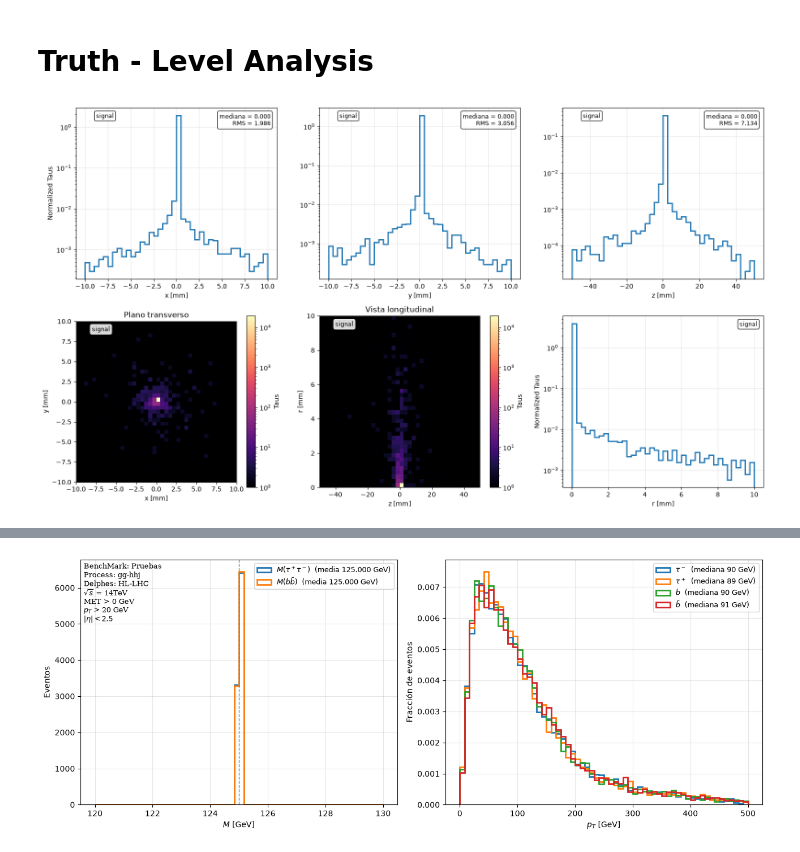
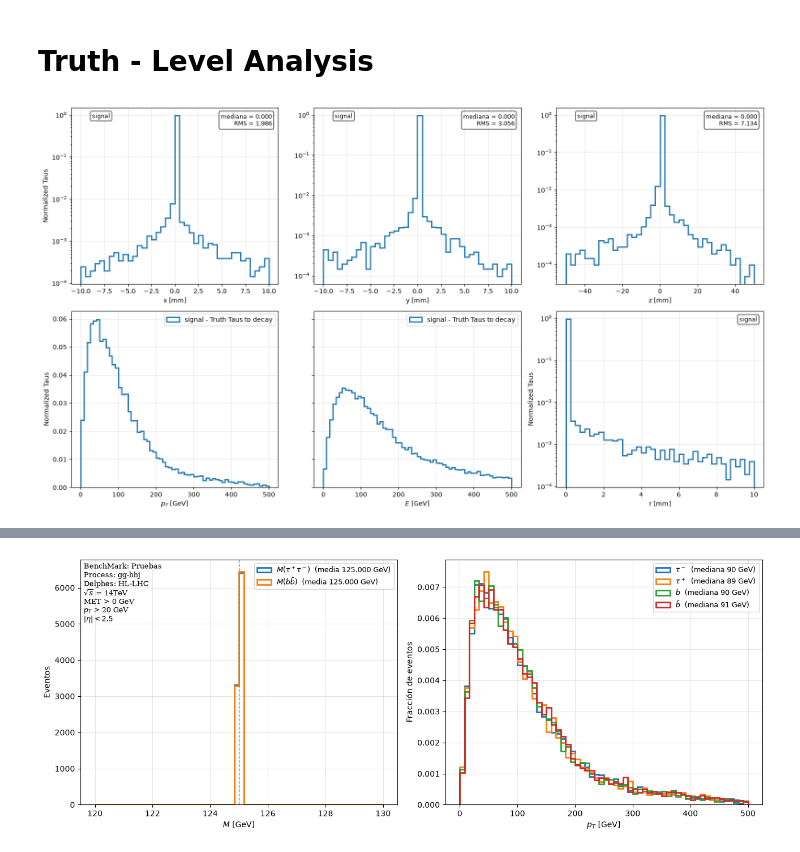
Before and after one commit to Genarobarco/diHiggs-Project, a Jupyter notebook: RecAnalysis/Rec_Onlyfile.ipynb, the cells around one changed output, grey strips where cells are left out. Drawn from its saved outputs; the diff is of its cells as text; code cells hidden in the pictures.

```diff
--- a/RecAnalysis/Rec_Onlyfile.ipynb
+++ b/RecAnalysis/Rec_Onlyfile.ipynb
@@ -317,74 +317,81 @@ jets, tracks, gen = build_objects(all_data, MET_LowerBond, Pre_PT_jet, Pre_eta_j
 # Selecciono los taus finales que decaen:
 
 taus_gen = {key: gen[key][(abs(gen[key].pid) == 15) & (gen[key].status == 2)] for key in gen}
+TwoTaus_gen = {key: taus_gen[key][(ak.num(taus_gen[key], axis=1) >= 2)] for key in taus_gen}
 
-TwoTaus_gen = {key: taus_gen[key][(ak.num(taus_gen[key], axis=1) >= 2)] for key in taus_gen}
+PT_taus_to_decay = {key: ak.to_numpy(ak.flatten(taus.pt)) for key, taus in TwoTaus_gen.items()}
+E_taus_to_decay = {key: ak.to_numpy(ak.flatten(taus.E)) for key, taus in TwoTaus_gen.items()}
+
+n_taus_per_event = {key: ak.num(TwoTaus_gen[key], axis=1) for key in TwoTaus_gen}
+n_total = {key: ak.sum(n_taus_per_event[key]) for key in n_taus_per_event}
 
 # Plot con los parámetros de los vertices a truth-level
 for key, taus in TwoTaus_gen.items():
 
+    N_total = n_total[key]
+
     X = ak.to_numpy(ak.flatten(taus.vx))
     Y = ak.to_numpy(ak.flatten(taus.vy))
     Z = ak.to_numpy(ak.flatten(taus.vz))
+
     R = np.sqrt(X**2 + Y**2)
+
+    wx = np.full(len(X), 1.0 / N_total)
+    wy = np.full(len(Y), 1.0 / N_total)
+    wz = np.full(len(Z), 1.0 / N_total)
+    wR = np.full(len(R), 1.0 / N_total)
+    wPT = np.full(len(PT_taus_to_decay[key]), 1.0 / N_total)
+    wE = np.full(len(E_taus_to_decay[key]), 1.0 / N_total)
 
     fig = plt.figure(figsize=(16, 9))
 
     # --- fila 1: las tres coordenadas ---
-    for i, (datos, lab, rango) in enumerate([(X, "x", (-10, 10)),
-                                            (Y, "y", (-10, 10)),
-                                            (Z, "z", (-50, 50))]):
+    for i, (datos, lab, rango, w) in enumerate([(X, "x", (-10, 10), wx),
+                                            (Y, "y", (-10, 10), wy),
+                                            (Z, "z", (-50, 50), wz)]):
         ax = fig.add_subplot(2, 3, i + 1)
-        ax.hist(datos, bins=40, range=rango, histtype="step", linewidth=2, density=True)
+        ax.hist(datos, bins=40, range=rango, histtype="step", linewidth=2, weights=w)
         ax.set_yscale("log")
         ax.set_xlabel(f"{lab} [mm]")
         ax.grid(alpha=0.3)
         ax.text(0.97, 0.97, f"mediana = {np.median(datos):.3f}\n"
                             f"RMS = {datos.std():.3f}",
                 transform=ax.transAxes, ha="right", va="top", fontsize=9,
                 bbox=dict(boxstyle="round", facecolor="white", alpha=0.85))
         ax.text(0.1, 0.97, f"{key}",
                         transform=ax.transAxes, ha="left", va="top", fontsize=9,
                         bbox=dict(boxstyle="round", facecolor="white", alpha=0.85))
     fig.axes[0].set_ylabel("Normalized Taus")
 
-    # --- plano transverso x-y ---
-    ax = fig.add_subplot(2, 3, 4)
-    h = ax.hist2d(X, Y, bins=40, range=[[-10, 10], [-10, 10]],
-                cmap="magma", norm=LogNorm(), cmin=1)
-    ax.text(0.1, 0.97, f"{key}",
-                            transform=ax.transAxes, ha="left", va="top", fontsize=9,
-                            bbox=dict(boxstyle="round", color="white", alpha=0.85))
-    ax.set_facecolor("black"); ax.grid(False)
-    ax.set_xlabel("x [mm]"); ax.set_ylabel("y [mm]")
-    ax.set_aspect("equal")
-    ax.set_title("Plano transverso")
-    fig.colorbar(h[3], ax=ax, label="Taus")
+    ax1 = fig.add_subplot(2, 3, 4)
+    ax2 = fig.add_subplot(2, 3, 5, sharey=ax1)
 
-    # --- vista longitudinal z-r ---
-    ax = fig.add_subplot(2, 3, 5)
-    h = ax.hist2d(Z, R, bins=40, range=[[-50, 50], [0, 10]],
-                cmap="magma", norm=LogNorm(), cmin=1)
-    ax.text(0.1, 0.97, f"{key}",
-                                transform=ax.transAxes, ha="left", va="top", fontsize=9,
-                                bbox=dict(boxstyle="round", color="white", alpha=0.85))
-    ax.set_facecolor("black"); ax.grid(False)
-    ax.set_xlabel("z [mm]"); ax.set_ylabel("r [mm]")
-    ax.set_title("Vista longitudinal")
-    fig.colorbar(h[3], ax=ax, label="Taus")
+    for ax, datos, pesos, xlab in [(ax1, PT_taus_to_decay, wPT, r"$p_T$ [GeV]"),
+                                (ax2, E_taus_to_decay,  wE,  r"$E$ [GeV]")]:
+        for key, a in datos.items():
+            ax.hist(a, bins=60, range=(0, 500), weights=pesos,
+                    histtype="step", linewidth=2,
+                    label=f"{key} - Truth Taus to decay")
+        ax.set_xlabel(xlab)
+        ax.grid(alpha=0.3)
+        ax.legend(fontsize=10)
+
+    ax1.set_ylabel("Normalized Taus")
+    ax2.tick_params(labelleft=False)
 
     # --- radio transverso ---
     ax = fig.add_subplot(2, 3, 6)
-    ax.hist(R, bins=40, range=(0, 10), histtype="step", linewidth=2, density=True)
+    ax.hist(R, bins=40, range=(0, 10), histtype="step", linewidth=2, weights=wR)
     ax.text(0.97, 0.97, f"{key}",
                             transform=ax.transAxes, ha="right", va="top", fontsize=9,
                             bbox=dict(boxstyle="round", facecolor="white", alpha=0.85))
     ax.set_yscale("log")
-    ax.set_xlabel("r [mm]"); ax.set_ylabel("Normalized Taus")
+    ax.set_xlabel("r [mm]")
+    ax.set_ylabel("Normalized Taus")
     ax.grid(alpha=0.3)
 
     plt.tight_layout()
     plt.savefig(f"{selected_data_folder_path_truth}/Tau_decay_vertex.png", dpi=300)
     plt.show()
 # %% [output]
-[figure, old version]
+[figure, new version]
```
Also changed, not shown: parts of 1 cell of this notebook, 36 other files.
